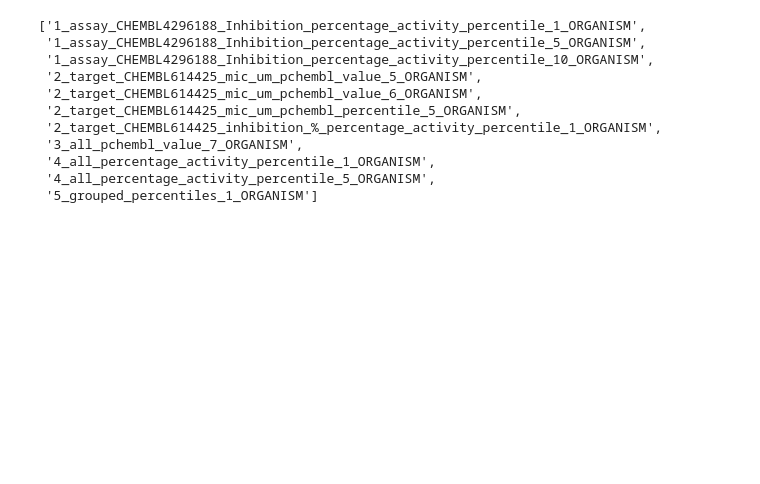
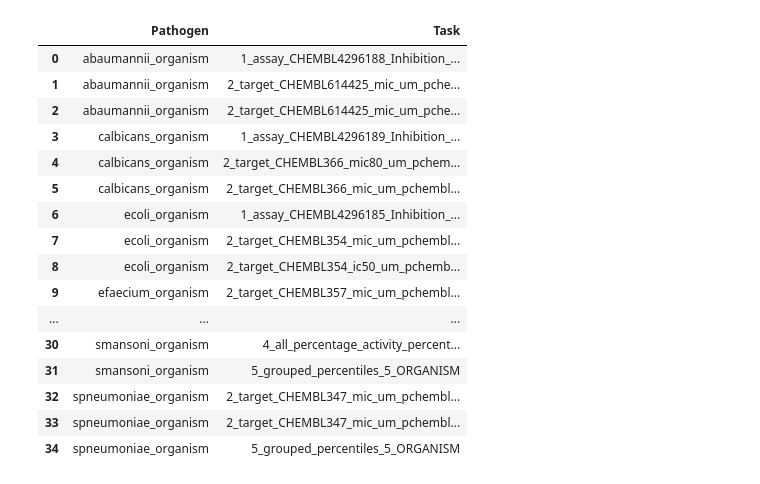
Before and after one commit to ersilia-os/chembl-antimicrobial-models, a Jupyter notebook: notebooks/05_prioritizing_datasets.ipynb, the cells around one changed output. Cells and saved outputs as stored; diff of their text form; code cells hidden in the pictures; blank space fills up the shorter version.

```diff
--- a/notebooks/05_prioritizing_datasets.ipynb
+++ b/notebooks/05_prioritizing_datasets.ipynb
@@ -73,12 +71,28 @@ def keep_minimum_exps(report):
             keep.append(False)
 
     return keep
+# %%
+def get_label(report):
+
+    labels = []
+
+    for task in report['task'].tolist():
+        if "percentile" in task:
+            labels.append(3)
+        elif "percentage" in task:
+            labels.append(2)
+        elif "pchembl_value" in task:
+            labels.append(1)
+        else:
+            labels.append(4)
+
+    return labels
 # %%
 # Prioritized datasets
 prioritized = []
 
 # For each pathogen
-for pathogen in PATHOGENS[:1]:
+for pathogen in PATHOGENS:
 
     # Load dataset report
     PATH_TO_CAMT = f"/home/acomajuncosa/Documents/chembl-antimicrobial-tasks/output/{pathogen}/018_selected_tasks_FINAL.csv"
@@ -104,19 +118,21 @@ for pathogen in PATHOGENS[:1]:
                                          (correlations['Model1'] == "RF") &
                                          (correlations['Model2'] == "RF") &
                                          (correlations['Same task'] == False)].reset_index(drop=True)
-    # correlations_pathogen[correlations_pathogen['Spearman statistic'] > 0.5].reset_index(drop=True)
-    # corr = set(correlations_pathogen['Task1'].tolist() + correlations_pathogen['Task2'].tolist())
-    # corr = set(["_".join(i.split("_")[:-1]) for i in corr])
-    # report = report[report['task'].isin(corr)].reset_index(drop=True)
+    correlations_pathogen[correlations_pathogen['Spearman statistic'] > 0.5].reset_index(drop=True)
+    corr = set(correlations_pathogen['Task1'].tolist() + correlations_pathogen['Task2'].tolist())
+    corr = set(["_".join(i.split("_")[:-1]) for i in corr])
+    report = report[report['task'].isin(corr)].reset_index(drop=True)
 
-    # # Sort by priority first, then by number of positive samples
-    # report = report.sort_values(by=['priority', 'num_pos_samples'], ascending=[True, False]).reset_index(drop=True)
+    # Give priority to each label
+    labels = get_label(report)
+    report['labels'] = labels
+
+    # Sort by priority first, then by number of positive samples
+    report = report.sort_values(by=['priority', 'labels', 'num_pos_samples'], ascending=[True, True, False]).reset_index(drop=True)
 
     # Store results
-    # TOP = 3
-    # prioritized.extend([[pathogen, i] for i in report['task'].tolist()[:TOP]])
+    TOP = 3
+    prioritized.extend([[pathogen, i] for i in report['task'].tolist()[:TOP]])
 
-    break
-
-# prioritized = pd.DataFrame(prioritized, columns=['Pathogen', 'Task'])
+prioritized = pd.DataFrame(prioritized, columns=['Pathogen', 'Task'])
 # %% [output]
@@ -140,14 +141,21 @@ correlations_pathogen
-# %%
-report['task'].tolist()
-# %% [output]
-['1_assay_CHEMBL4296188_Inhibition_percentage_activity_percentile_1_ORGANISM',
- '1_assay_CHEMBL4296188_Inhibition_percentage_activity_percentile_5_ORGANISM',
- '1_assay_CHEMBL4296188_Inhibition_percentage_activity_percentile_10_ORGANISM',
- '2_target_CHEMBL614425_mic_um_pchembl_value_5_ORGANISM',
- '2_target_CHEMBL614425_mic_um_pchembl_value_6_ORGANISM',
- '2_target_CHEMBL614425_mic_um_pchembl_percentile_5_ORGANISM',
- '2_target_CHEMBL614425_inhibition_%_percentage_activity_percentile_1_ORGANISM',
- '3_all_pchembl_value_7_ORGANISM',
- '4_all_percentage_activity_percentile_1_ORGANISM',
- '4_all_percentage_activity_percentile_5_ORGANISM',
- '5_grouped_percentiles_1_ORGANISM']
+# %%
+pd.set_option('display.max_colwidth', 100)
+prioritized
+# %% [output]
+|  | Pathogen | Task |
+| 0 | abaumannii_organism | 1_assay_CHEMBL4296188_Inhibition_... |
+| 1 | abaumannii_organism | 2_target_CHEMBL614425_mic_um_pche... |
+| 2 | abaumannii_organism | 2_target_CHEMBL614425_mic_um_pche... |
+| 3 | calbicans_organism | 1_assay_CHEMBL4296189_Inhibition_... |
+| 4 | calbicans_organism | 2_target_CHEMBL366_mic80_um_pchem... |
+| 5 | calbicans_organism | 2_target_CHEMBL366_mic_um_pchembl... |
+| 6 | ecoli_organism | 1_assay_CHEMBL4296185_Inhibition_... |
+| 7 | ecoli_organism | 2_target_CHEMBL354_mic_um_pchembl... |
+| 8 | ecoli_organism | 2_target_CHEMBL354_ic50_um_pchemb... |
+| 9 | efaecium_organism | 2_target_CHEMBL357_mic_um_pchembl... |
+| ... | ... | ... |
+| 30 | smansoni_organism | 4_all_percentage_activity_percent... |
+| 31 | smansoni_organism | 5_grouped_percentiles_5_ORGANISM |
+| 32 | spneumoniae_organism | 2_target_CHEMBL347_mic_um_pchembl... |
+| 33 | spneumoniae_organism | 2_target_CHEMBL347_mic_um_pchembl... |
+| 34 | spneumoniae_organism | 5_grouped_percentiles_5_ORGANISM |
```
Also changed, not shown: parts of 5 cells of this notebook, 1 other file.
